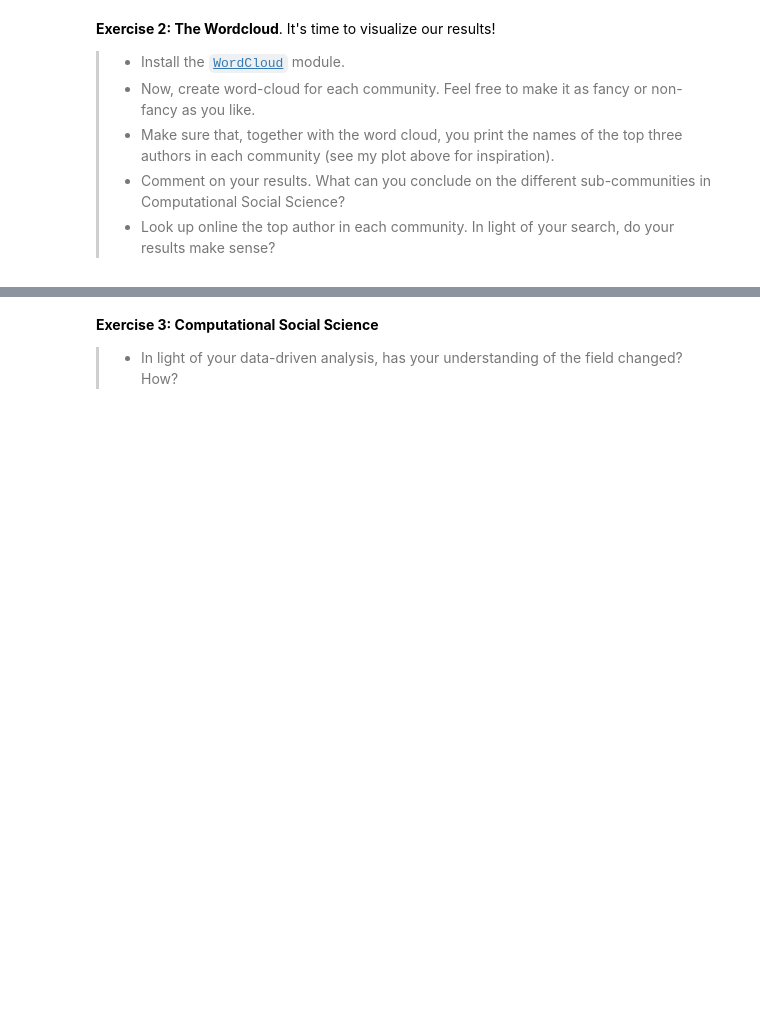
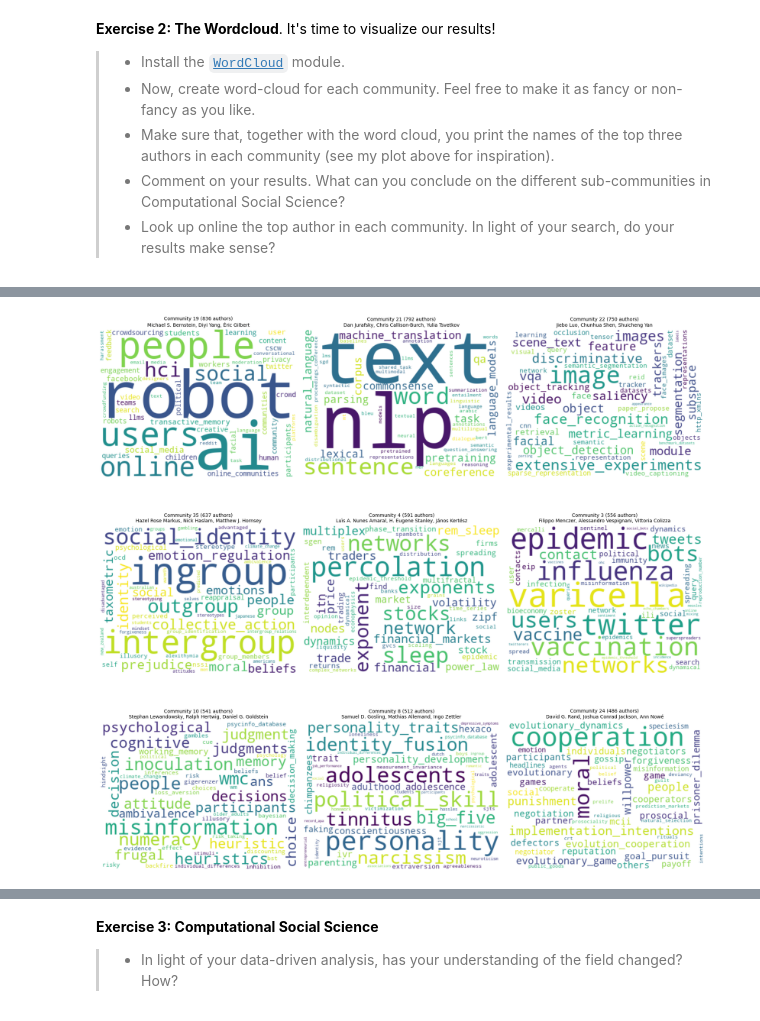
Before and after one commit to Mikel-Yu/comsocsci2026_private, a Jupyter notebook: assignments/Assignment2.ipynb, the cells around one changed output, grey strips where cells are left out. Drawn from its saved outputs; the diff is of its cells as text; code cells hidden in the pictures; blank space fills up the shorter version.

Commit message:
Replace part 2 with corrected TF-IDF analysis and wordclouds

```diff
--- a/assignments/Assignment2.ipynb
+++ b/assignments/Assignment2.ipynb
@@ -898,0 +737,13 @@ so it's just a constant scaling factor."
+# %%
+# TF = count of word / total words in community document
+comm_tf = {}
+for c in top5:
+    token_counts = Counter(comm_tokens[c])
+    total = len(comm_tokens[c])
+    comm_tf[c] = {word: count / total for word, count in token_counts.items()}
+
+# top 5 TF words per community
+print("Top 5 words by TF per community:\n")
+for c in top5:
+    top_words = sorted(comm_tf[c].items(), key=lambda x: x[1], reverse=True)[:5]
+    print(f"Community {c}: {[(w, f'{tf:.4f}') for w, tf in top_words]}")
@@ -1062,0 +860,27 @@ print("  Word clouds saved to css_wordclouds.png")
+# %%
+from wordcloud import WordCloud
+
+fig, axes = plt.subplots(3, 3, figsize=(18, 18))
+author_names = dict(zip(authors["id"], authors["display_name"]))
+
+for idx, c in enumerate(top9):
+    ax = axes[idx // 3][idx % 3]
+
+    # use TF-IDF scores as word weights
+    wc = WordCloud(width=400, height=300, background_color="white", max_words=50)
+    wc.generate_from_frequencies(comm_tfidf[c])
+    ax.imshow(wc, interpolation="bilinear")
+
+    # top 3 authors
+    comm_authors = [aid for aid, comm in comm_dict.items() if comm == c]
+    top_authors = sorted(comm_authors, key=lambda a: degrees.get(a, 0), reverse=True)[:3]
+    names = [author_names.get(a, "?") for a in top_authors]
+
+    ax.set_title(f"Community {c} ({comm_sizes[c]} authors)\n{', '.join(names)}", fontsize=10)
+    ax.axis("off")
+
+plt.tight_layout()
+plt.savefig("week8_wordclouds.png", dpi=150, bbox_inches="tight", facecolor="white")
+plt.show()
+# %% [output]
+[figure, added]
```
Also changed, not shown: parts of 24 cells of this notebook, 9 other files.
